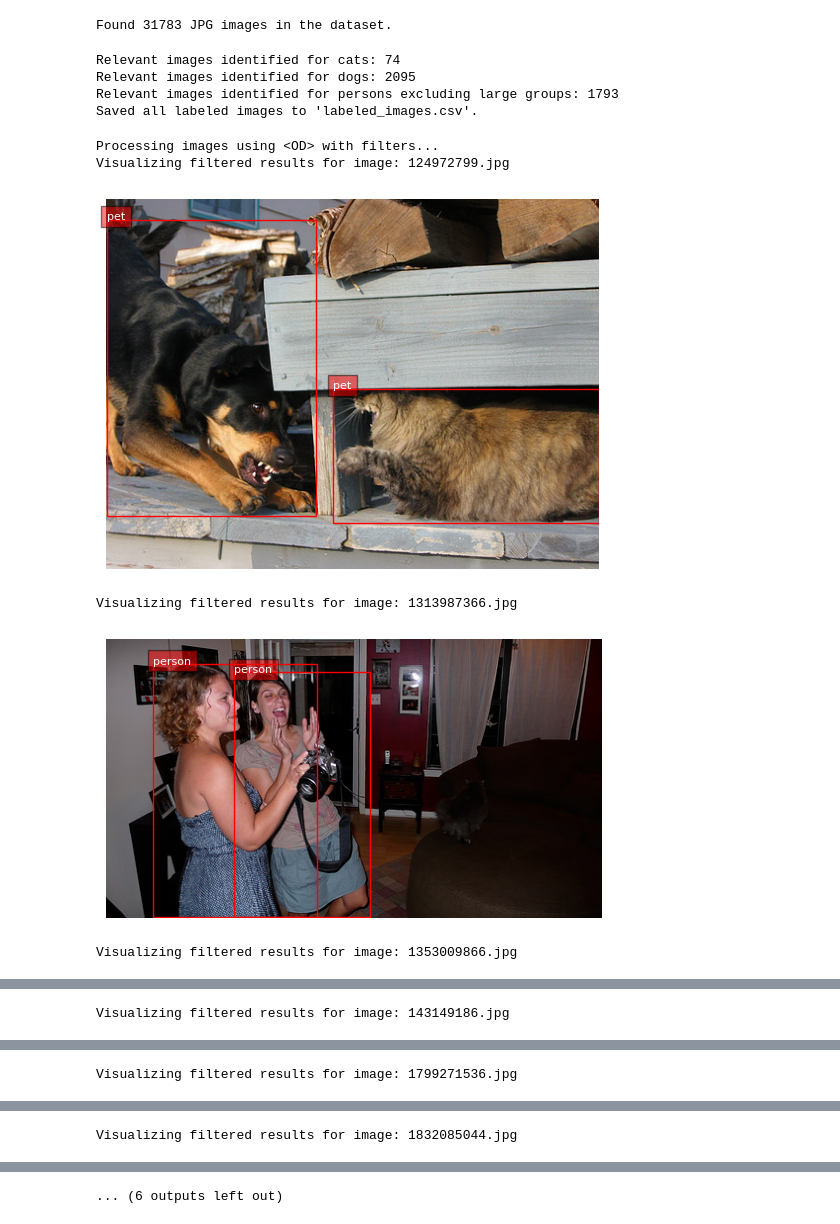
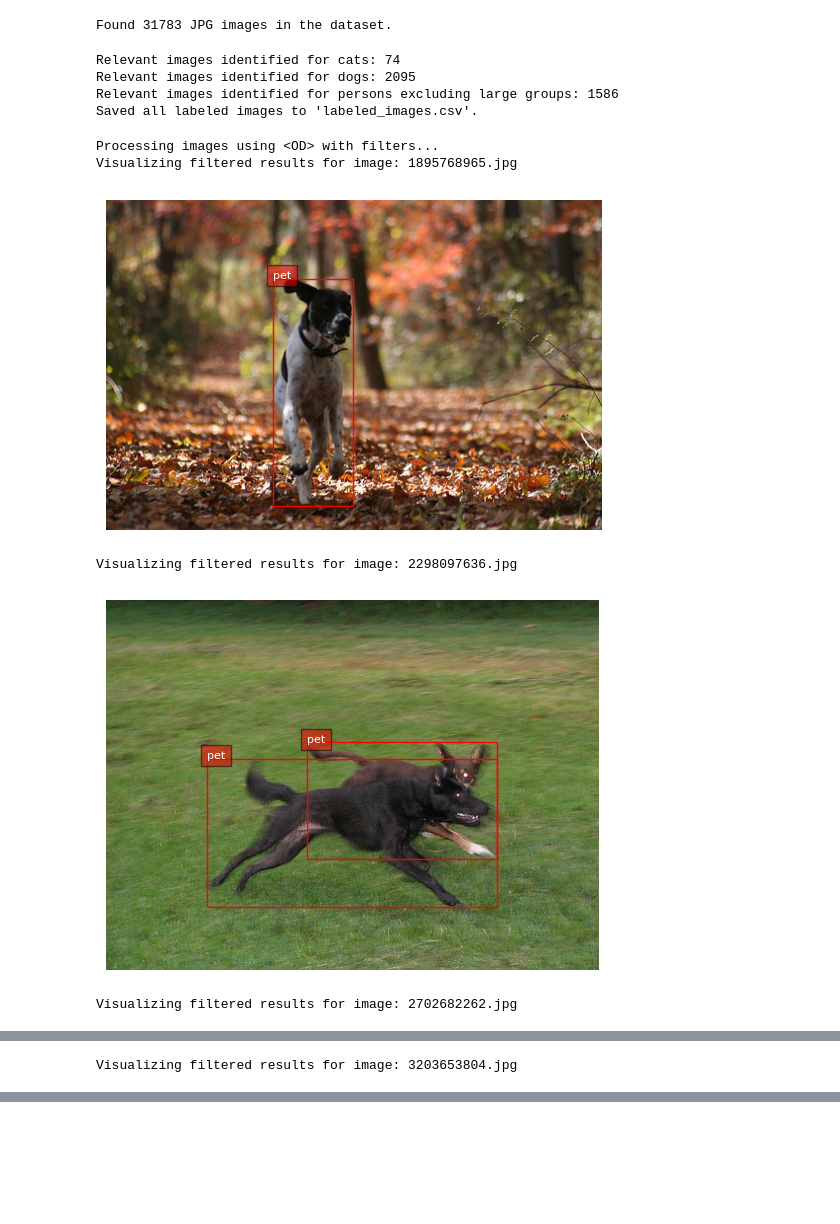
Before and after one commit to aiigoradam/CV_Project, a Jupyter notebook: flickr_inference.ipynb, the cells around one changed output, grey strips where cells are left out. Cells and saved outputs as stored; diff of their text form; code cells hidden in the pictures; blank space fills up the shorter version.

Commit message:
Add flickr dataset configuration and update labeled images

```diff
--- a/flickr_inference.ipynb
+++ b/flickr_inference.ipynb
@@ -137,18 +116,6 @@ caption = caption.groupby('image_name')['comment'].apply(lambda x: ' '.join(map(
 
 # Function to filter images based on inclusion and exclusion criteria
 def filter_and_label_images(caption, inclusion_keywords, exclusion_keywords=None, label=None):
-    """
-    Filters images based on inclusion and exclusion keywords and assigns a label.
-
-    Parameters:
-    - caption: DataFrame with combined comments for each image.
-    - inclusion_keywords: List of keywords to include.
-    - exclusion_keywords: List of keywords to exclude (default: None).
-    - label: Label to assign to filtered images (default: None).
-
-    Returns:
-    - DataFrame with filtered image names and their assigned label.
-    """
     # Pre-compile regex patterns
     inclusion_patterns = [re.compile(rf'\b{keyword}\b', re.IGNORECASE) for keyword in inclusion_keywords]
     exclusion_patterns = (
@@ -172,14 +139,22 @@ def filter_and_label_images(caption, inclusion_keywords, exclusion_keywords=None
 
     return pd.DataFrame(labeled_images)
 
-
 # Filter and label images
 cat_images = filter_and_label_images(caption, inclusion_keywords=['cat'], label='cat')
 dog_images = filter_and_label_images(caption, inclusion_keywords=['dog'], label='dog')
 person_images = filter_and_label_images(
     caption,
-    inclusion_keywords=['face', 'posing', 'smile'],
-    exclusion_keywords=['four', 'five', 'six', 'seven', 'eight', 'nine', 'surrounded', 'many', 'several'],
+    inclusion_keywords=[
+        'face', 'posing', 'smile'
+    ],
+    exclusion_keywords=[
+        'four', 'five', 'six', 'seven',
+        'eight', 'nine', 'surrounded',
+        'many', 'several', 'crowd',
+        'team', 'group', 'gathering',
+        'audience', 'mob', 'parade',
+        'spectators', 'fans'
+    ],
     label='person'
 )
 
@@ -197,50 +172,50 @@ print(f"Saved all labeled images to 'labeled_images.csv'.")
 # %% [output]
 Relevant images identified for cats: 74
 Relevant images identified for dogs: 2095
-Relevant images identified for persons excluding large groups: 1793
+Relevant images identified for persons excluding large groups: 1586
 Saved all labeled images to 'labeled_images.csv'.
 # %%
 # Load filtered image names from CSV
 images = pd.read_csv("labeled_images.csv")['image_name'].tolist()
 
-# Select a subset of images for visualization
-sample_images = images[:10]  # Adjust range as needed
+# sample_images = images[:3]  # Select images for visualization
+sample_images = random.sample(images, 4)  # Randomly sample images
 
 print("Processing images using <OD> with filters...")
 
 for img_name in sample_images:
     try:
         # Load the image
         image_path = f"flickr30k_images/{img_name}"  # Adjust to your dataset path
         image = Image.open(image_path).convert('RGB')
 
-        # Step 1: Perform Object Detection
+        # Perform Object Detection
         task_prompt = '<OD>'
-        od_results = run_example(task_prompt, image)
+        od_results = perform_florence_task(task_prompt, image)
 
         # Extract bounding boxes and labels
         bboxes = od_results['<OD>']['bboxes']
         labels = od_results['<OD>']['labels']
 
-        # Apply filters to refine results
-        filtered_bboxes, filtered_labels = apply_filters(image, bboxes, labels)
+        # Filter and relabel the results
+        filtered_bboxes, filtered_labels = filter_and_relabel(image, bboxes, labels)
 
         # Combine filtered results for visualization
         filtered_results = {'bboxes': filtered_bboxes, 'labels': filtered_labels}
 
         # Visualize the bounding boxes on the image
         if filtered_bboxes:
             print(f"Visualizing filtered results for image: {img_name}")
             plot_bbox(image, filtered_results)
         else:
             print(f"No relevant objects found in image: {img_name}")
 
     except Exception as e:
         print(f"Error processing image {img_name}: {e}")
 # %% [output]
 Processing images using <OD> with filters...
-Visualizing filtered results for image: 124972799.jpg
+Visualizing filtered results for image: 1895768965.jpg
-[figure, old version]
+[figure, new version]
-Visualizing filtered results for image: 1313987366.jpg
+Visualizing filtered results for image: 2298097636.jpg
-[figure, old version]
+[figure, new version]
-Visualizing filtered results for image: 1353009866.jpg
+Visualizing filtered results for image: 2702682262.jpg
@@ -248 +223 @@ Visualizing filtered results for image: 1353009866.jpg
-Visualizing filtered results for image: 143149186.jpg
+Visualizing filtered results for image: 3203653804.jpg
@@ -250 +224,0 @@ Visualizing filtered results for image: 143149186.jpg
-Visualizing filtered results for image: 1799271536.jpg
@@ -252 +224,0 @@ Visualizing filtered results for image: 1799271536.jpg
-Visualizing filtered results for image: 1832085044.jpg
@@ -254,4 +225,3 @@ Visualizing filtered results for image: 1832085044.jpg
-... (6 outputs left out)
 # %%
 # Load images with labels
 images = pd.read_csv("labeled_images.csv")
```
Also changed, not shown: parts of 5 cells of this notebook, 4 other files.
